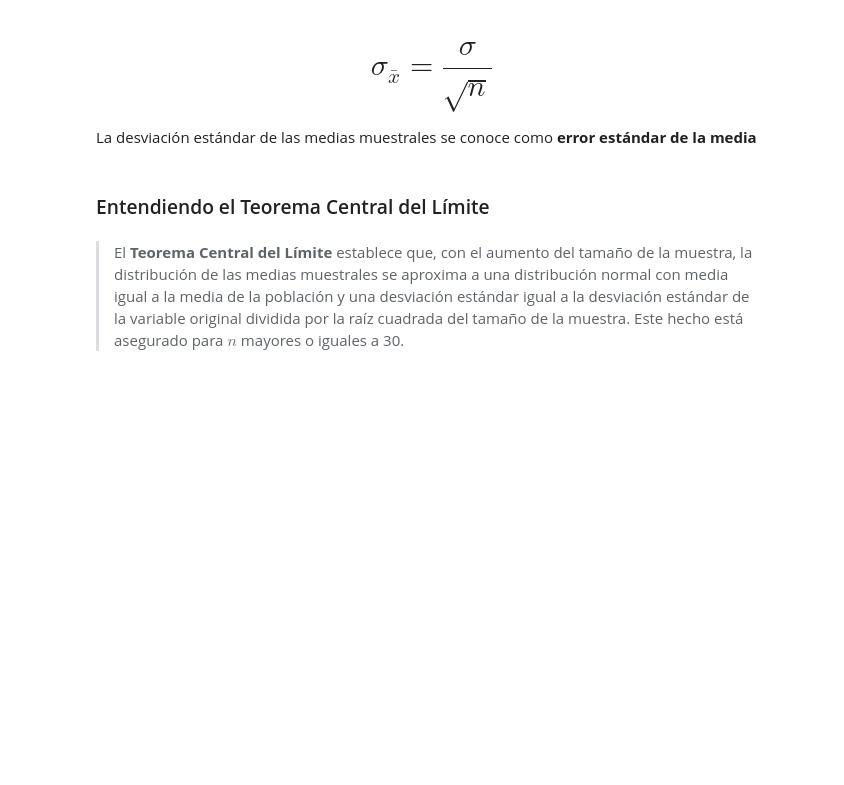
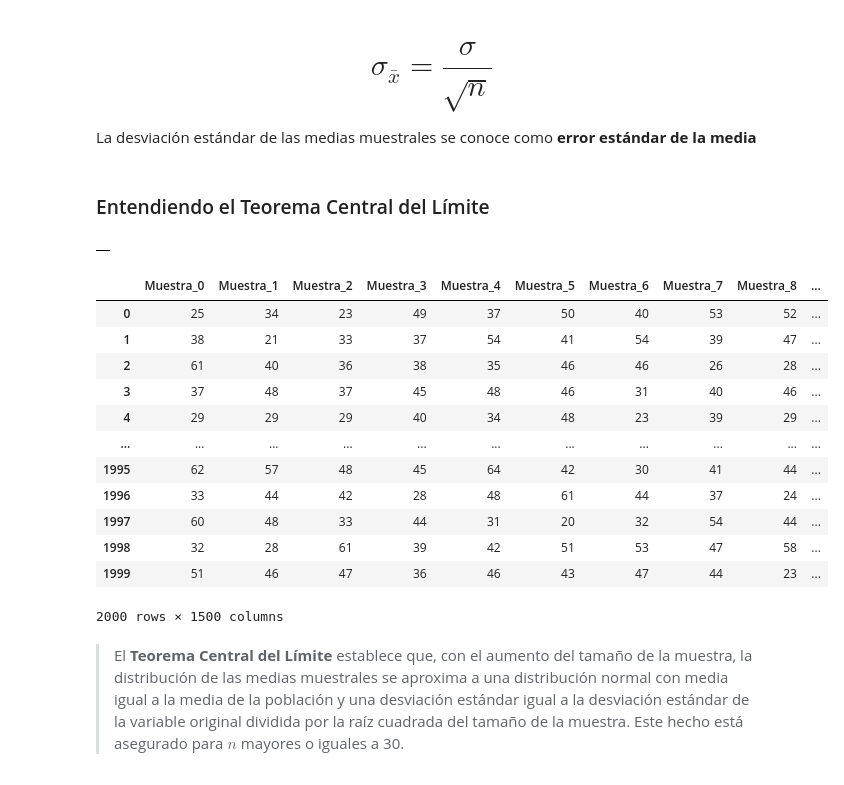
Before and after one commit to FlamInIFabrIzIo/2--curso-DS-Alura-latam, a Jupyter notebook: notebooks/Curso_de_Estadistica_con_Python_2.ipynb, the cells around one changed output. Drawn from its saved outputs; the diff is of its cells as text; code cells hidden in the pictures; blank space fills up the shorter version.

```diff
--- a/notebooks/Curso_de_Estadistica_con_Python_2.ipynb
+++ b/notebooks/Curso_de_Estadistica_con_Python_2.ipynb
@@ -818,2 +856,28 @@ La desviación estándar de las medias muestrales se conoce como **error estánd
+# %%
+muestras = pd.DataFrame()
+muestras
+# %% [output]
+|  |
+# %%
+for i in range(total_de_muestras):
+    _ = datos.Edad.sample(n)
+    _.index = range(0, len( _ ))
+    muestras['Muestra_' + str(i)] = _
+
+muestras
+# %% [output]
+|  | Muestra_0 | Muestra_1 | Muestra_2 | Muestra_3 | Muestra_4 | Muestra_5 | Muestra_6 | Muestra_7 | Muestra_8 | ... |
+| 0 | 25 | 34 | 23 | 49 | 37 | 50 | 40 | 53 | 52 | ... |
+| 1 | 38 | 21 | 33 | 37 | 54 | 41 | 54 | 39 | 47 | ... |
+| 2 | 61 | 40 | 36 | 38 | 35 | 46 | 46 | 26 | 28 | ... |
+| 3 | 37 | 48 | 37 | 45 | 48 | 46 | 31 | 40 | 46 | ... |
+| 4 | 29 | 29 | 29 | 40 | 34 | 48 | 23 | 39 | 29 | ... |
+| ... | ... | ... | ... | ... | ... | ... | ... | ... | ... | ... |
+| 1995 | 62 | 57 | 48 | 45 | 64 | 42 | 30 | 41 | 44 | ... |
+| 1996 | 33 | 44 | 42 | 28 | 48 | 61 | 44 | 37 | 24 | ... |
+| 1997 | 60 | 48 | 33 | 44 | 31 | 20 | 32 | 54 | 44 | ... |
+| 1998 | 32 | 28 | 61 | 39 | 42 | 51 | 53 | 47 | 58 | ... |
+| 1999 | 51 | 46 | 47 | 36 | 46 | 43 | 47 | 44 | 23 | ... |
+2000 rows × 1500 columns
 # %% [markdown]
 > El **Teorema Central del Límite** establece que, con el aumento del tamaño de la muestra, la distribución de las medias muestrales se aproxima a una distribución normal con media igual a la media de la población y una desviación estándar igual a la desviación estándar de la variable original dividida por la raíz cuadrada del tamaño de la muestra. Este hecho está asegurado para $n$ mayores o iguales a 30.
```
Also changed, not shown: parts of 29 cells of this notebook.
